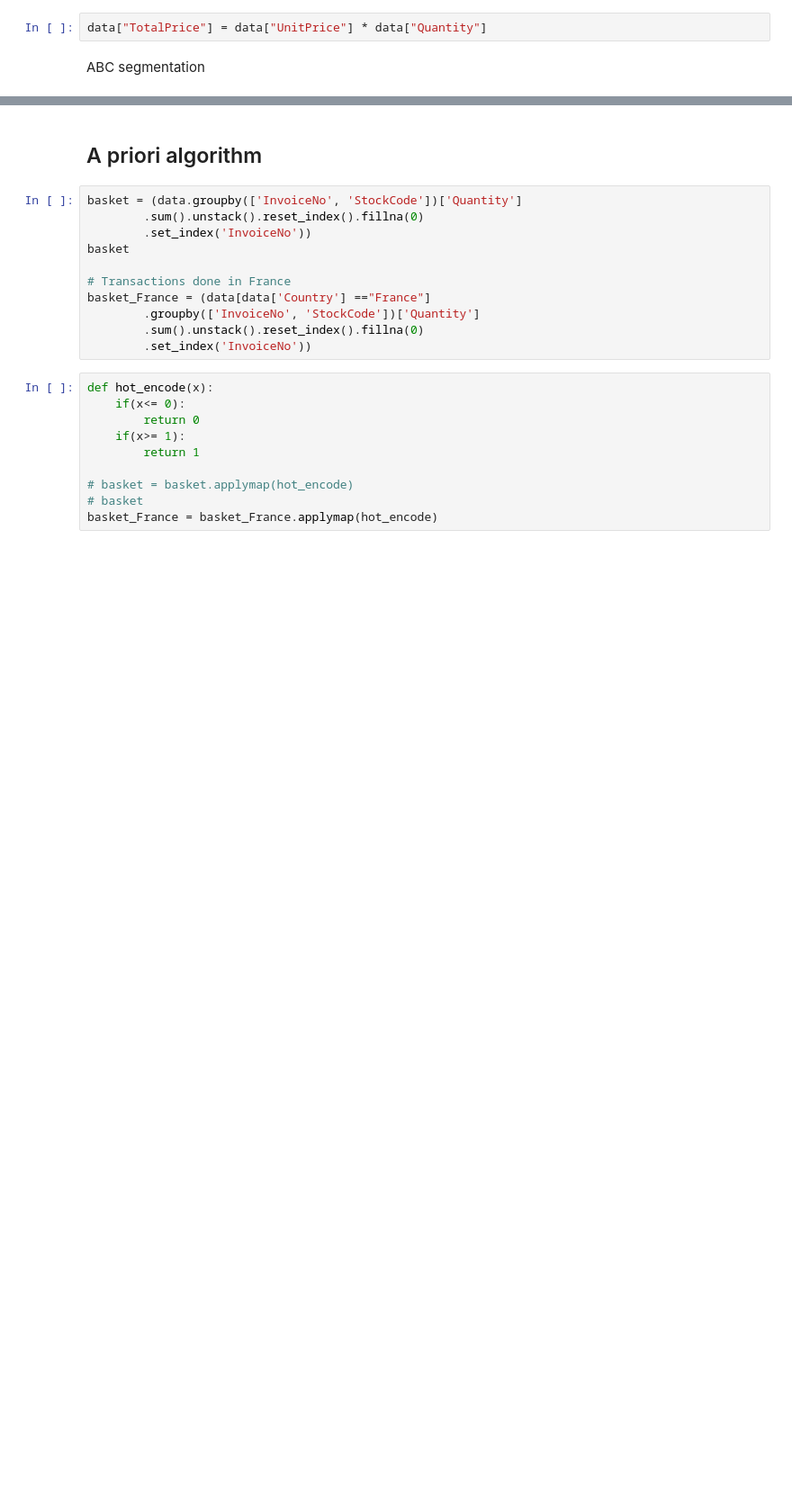
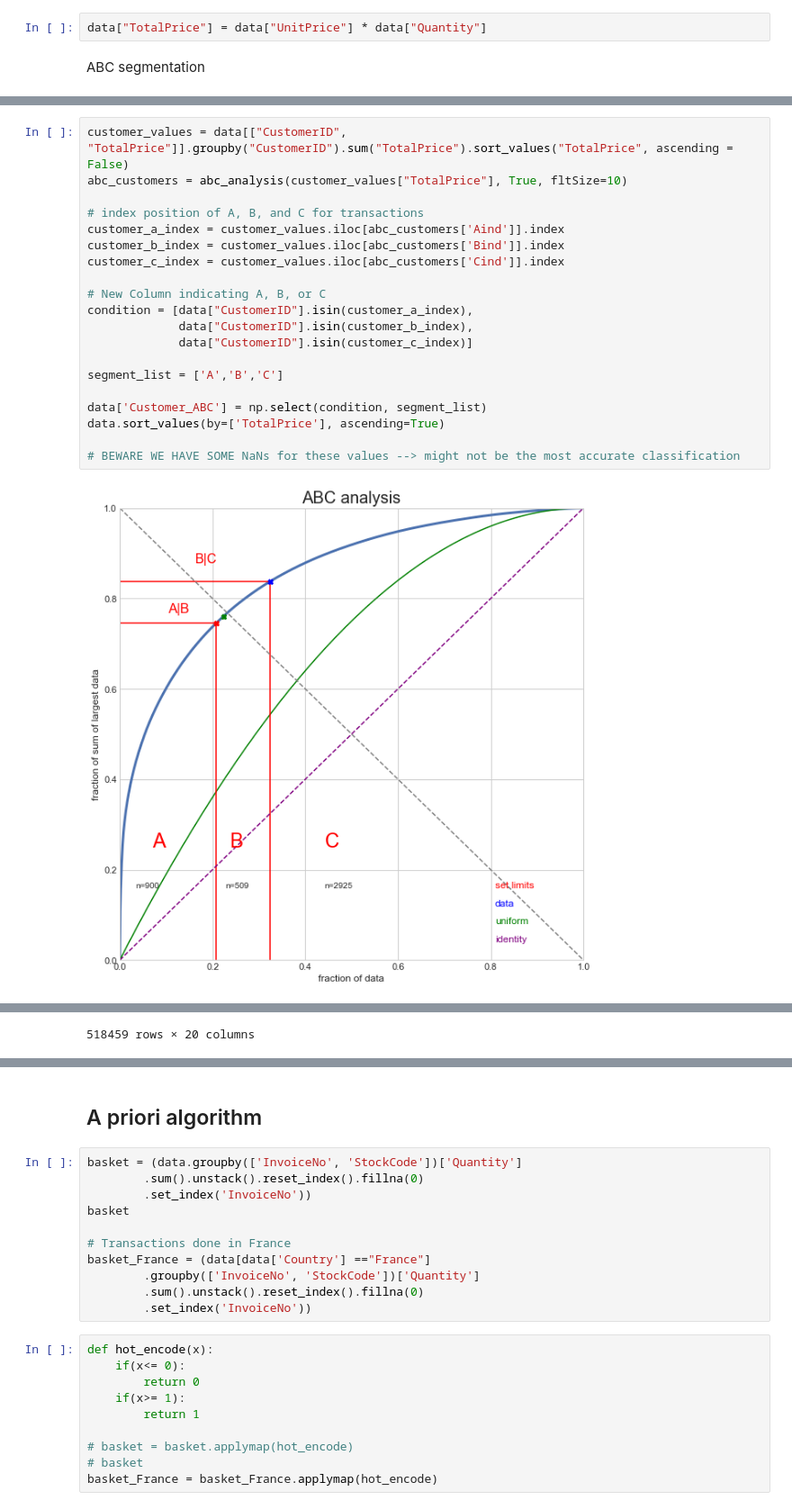
Before and after one commit to alderaemanuele/Business-Cases, a Jupyter notebook: BC3/BC3.ipynb, the cells around one changed output, grey strips where cells are left out. Shown at 90% size. Drawn from its saved outputs; the diff is of its cells as text; blank space fills up the shorter version.

```diff
--- a/BC3/BC3.ipynb
+++ b/BC3/BC3.ipynb
@@ -446,0 +455,22 @@ data.sort_values(by=['Sales'], ascending=True)
+# %%
+customer_values = data[["CustomerID", "TotalPrice"]].groupby("CustomerID").sum("TotalPrice").sort_values("TotalPrice", ascending = False)
+abc_customers = abc_analysis(customer_values["TotalPrice"], True, fltSize=10)
+
+# index position of A, B, and C for transactions
+customer_a_index = customer_values.iloc[abc_customers['Aind']].index
+customer_b_index = customer_values.iloc[abc_customers['Bind']].index
+customer_c_index = customer_values.iloc[abc_customers['Cind']].index
+
+# New Column indicating A, B, or C
+condition = [data["CustomerID"].isin(customer_a_index),
+             data["CustomerID"].isin(customer_b_index),
+             data["CustomerID"].isin(customer_c_index)]
+
+segment_list = ['A','B','C']
+
+data['Customer_ABC'] = np.select(condition, segment_list)
+data.sort_values(by=['TotalPrice'], ascending=True)
+
+# BEWARE WE HAVE SOME NaNs for these values --> might not be the most accurate classification
+# %% [output]
+[figure, added]
@@ -446,0 +489 @@ data.sort_values(by=['Sales'], ascending=True)
+518459 rows × 20 columns
```
Also changed, not shown: parts of 6 cells of this notebook.
